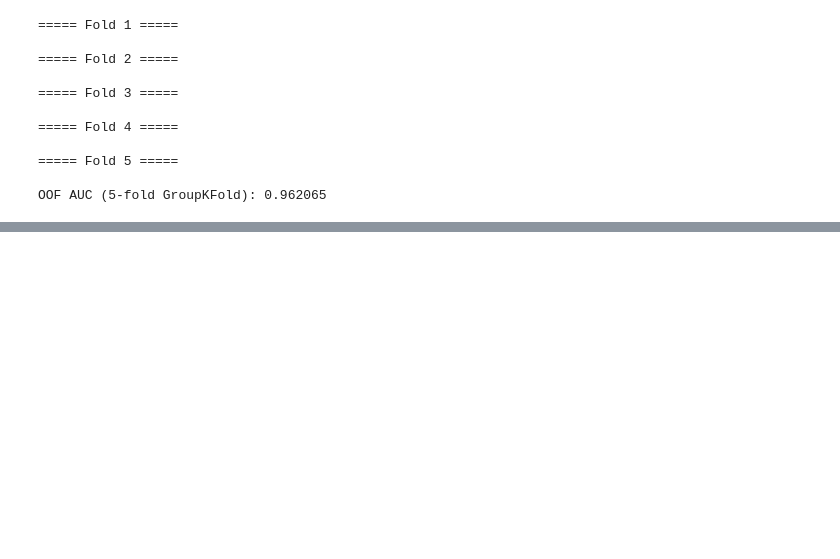
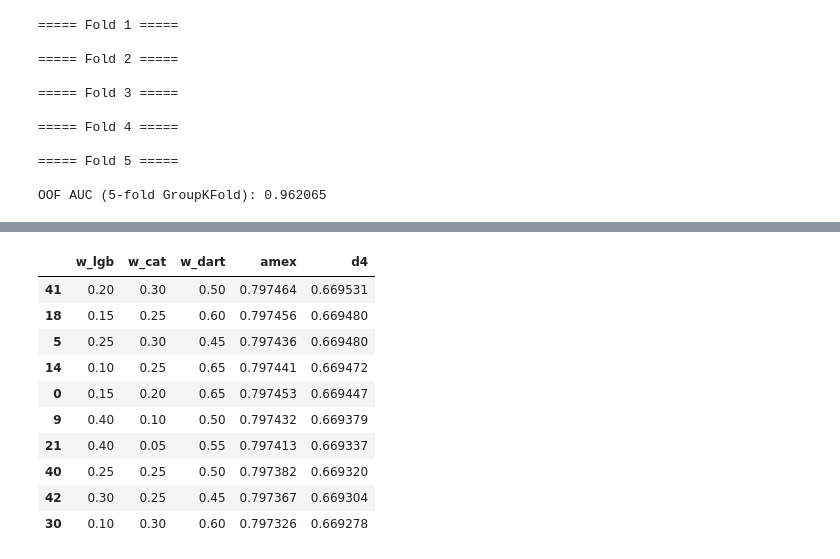
Before and after one commit to Javier2417/SC4000-Kaggle-Project-American-Express, a Jupyter notebook: YuTeng/notebook.ipynb, the cells around one changed output, grey strips where cells are left out. Cells and saved outputs as stored; diff of their text form; code cells hidden in the pictures; blank space fills up the shorter version.

```diff
--- a/YuTeng/notebook.ipynb
+++ b/YuTeng/notebook.ipynb
@@ -997,0 +1243,22 @@ submission_cv_ensemble.head()
+# %%
+best_metric = -1
+best_weights = None
+
+for w_lgb in np.linspace(0, 1, 21): # 0.00, 0.05, ..., 1.00
+    for w_cat in ws:
+        w_dart = 1.0 - w_lgb - w_cat
+        if w_dart < 0 or w_dart > 1:
+            continue
+
+        oof_blend = (
+            w_lgb  * oof_lgb +
+            w_cat  * oof_cat +
+            w_dart * oof_dart
+        )
+        m = amex_metric(y_cv, oof_blend)
+
+        if m > best_metric:
+            best_metric = m
+            best_weights = (w_lgb, w_cat, w_dart)
+
+print(f"\nBest AMEX blend weights (LGB, Cat, DART): {best_weights}, OOF AMEX: {best_metric:.6f}")
@@ -997,0 +1347,18 @@ submission_cv_ensemble.head()
+# %%
+best_amex = results_df["amex"].max()
+shortlist = results_df[results_df["amex"] >= best_amex - 3e-4]
+# %%
+shortlist = shortlist.sort_values(["d4", "amex"], ascending=False)
+shortlist.head(10)
+# %% [output]
+|  | w_lgb | w_cat | w_dart | amex | d4 |
+| 41 | 0.20 | 0.30 | 0.50 | 0.797464 | 0.669531 |
+| 18 | 0.15 | 0.25 | 0.60 | 0.797456 | 0.669480 |
+| 5 | 0.25 | 0.30 | 0.45 | 0.797436 | 0.669480 |
+| 14 | 0.10 | 0.25 | 0.65 | 0.797441 | 0.669472 |
+| 0 | 0.15 | 0.20 | 0.65 | 0.797453 | 0.669447 |
+| 9 | 0.40 | 0.10 | 0.50 | 0.797432 | 0.669379 |
+| 21 | 0.40 | 0.05 | 0.55 | 0.797413 | 0.669337 |
+| 40 | 0.25 | 0.25 | 0.50 | 0.797382 | 0.669320 |
+| 42 | 0.30 | 0.25 | 0.45 | 0.797367 | 0.669304 |
+| 30 | 0.10 | 0.30 | 0.60 | 0.797326 | 0.669278 |
```
Also changed, not shown: parts of 15 cells of this notebook.
